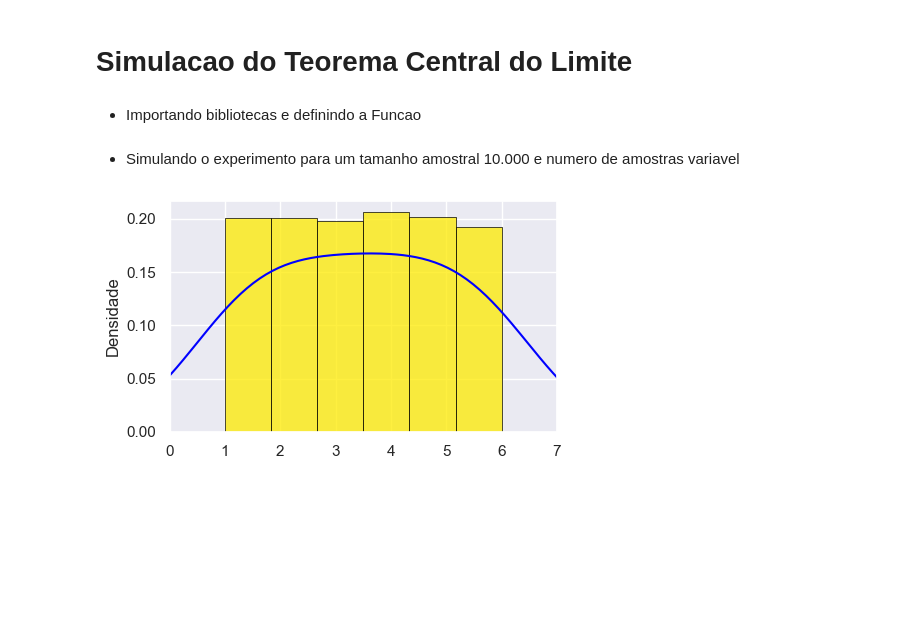
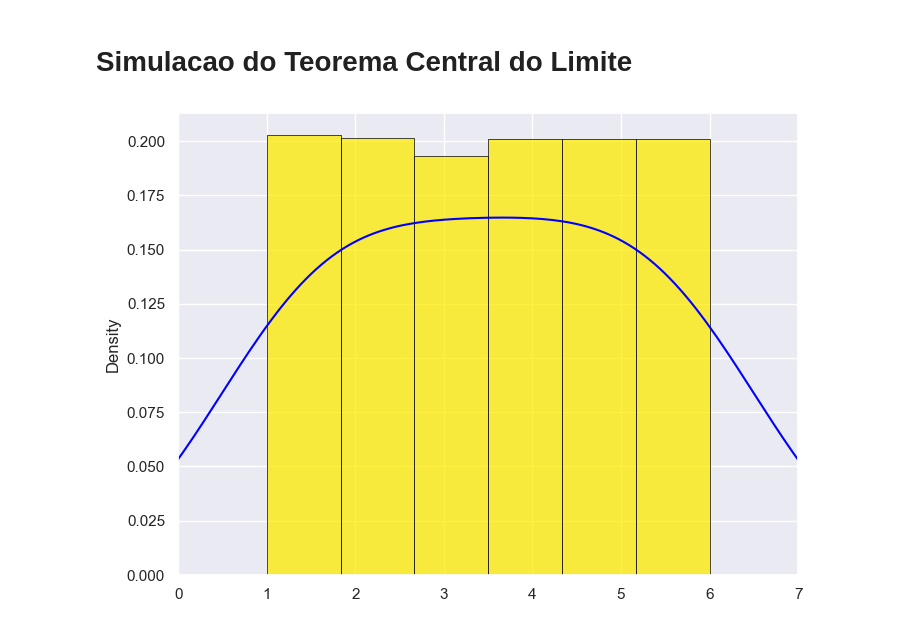
Before and after one commit to francismelojr/Simulacao-Teorema-Central-do-Limite, a Jupyter notebook: simulacao_tcl.ipynb, the cells around one changed output. Drawn from its saved outputs; the diff is of its cells as text; code cells hidden in the pictures; blank space fills up the shorter version.

```diff
--- a/simulacao_tcl.ipynb
+++ b/simulacao_tcl.ipynb
@@ -1,9 +1,7 @@
 # %% [markdown]
 # Simulacao do Teorema Central do Limite
-# %% [markdown]
-* Importando bibliotecas e definindo a Funcao
 # %%
-#bibliotecas utilizadas
+#packages
 import matplotlib
 import numpy as np
 import matplotlib.pyplot as plt
@@ -11,27 +9,25 @@ import seaborn as sns
 sns.set()
 
 """
-definindo a funcao responsavel por gerar arrays aleatorios contendo
-os resultados das jogadas de um dado nao viciado e gerar um histograma
-com a densidade das frequências
+defining a function responsible for generating random arrays containing
+the results of rolls of an unbiased die and generate a histogram
+with the frequency density
 """
 
-def teocentral(tam_amostral, n_amostras, bins=10, lower=1, upper=7):
+def central_limit(sample_size, n_samples, bins=10, lower=1, upper=7):
     lista = []
-    for i in range(n_amostras):
-        x = np.random.randint(lower, upper, size= tam_amostral).mean()
+    for i in range(n_samples):
+        x = np.random.randint(lower, upper, size= sample_size).mean()
         lista.append(x)
-    plt.figure(figsize= (5,3))
+    plt.figure(figsize= (8,6))
     ax = sns.histplot(lista, bins=bins, color='#FEEA00',edgecolor='black', linewidth=0.5, stat='density')
     ax = sns.kdeplot(lista, bw_adjust=4, color= 'blue')
-    ax.set_ylabel('Densidade')
+    ax.set_ylabel('Density')
     ax.set_xlim(0, 7)
-# %% [markdown]
-* Simulando o experimento para um tamanho amostral 10.000 e numero de amostras variavel
 # %%
 #n=1
-teocentral(1,10000, bins=6)
+central_limit(1,10000, bins=6)
 # %% [output]
-[figure, old version]
+[figure, new version]
 # %%
 #n=2
```
Also changed, not shown: parts of 5 cells of this notebook.
